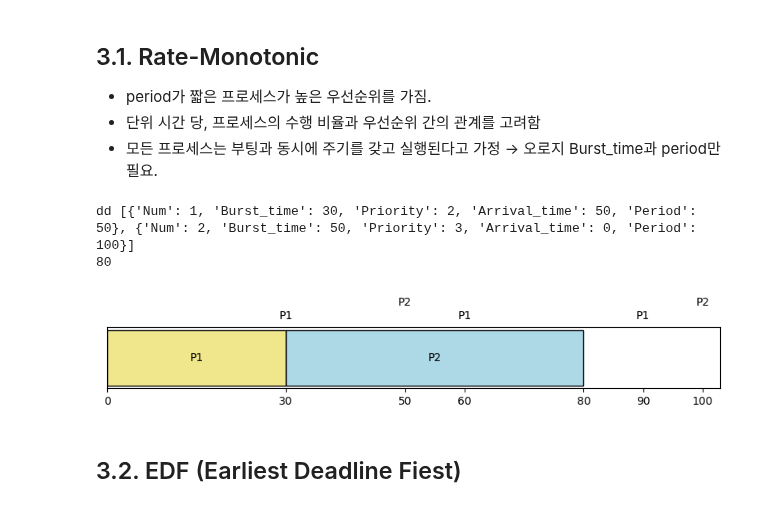
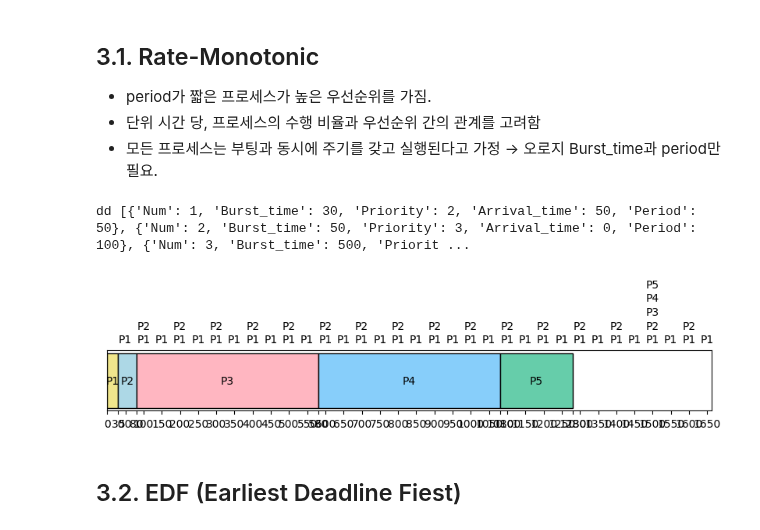
Before and after one commit to jiho264/2023os, a Jupyter notebook: homework01/homework01 copy.ipynb, the cells around one changed output. Saved outputs shown, nothing was run; the diff lists cells and outputs as text; code cells hidden in the pictures.

Commit message:
fix period ticker bug

```diff
--- a/homework01/homework01 copy.ipynb
+++ b/homework01/homework01 copy.ipynb
@@ -199,10 +199,11 @@ def draw(_order, _Displaying=True, _period_vector = []):
             print("ALL EXIT  GOOD JOB!!!")
     # ploting
     # _period_vector = [number, period]
+    _last_xlim_ticker = _xlim_tickers[-1]
     # 각 벡터마다 gantt chart 끝까지 주기 티거 생성하기
     for _num, _period in _period_vector:
-        # 제일 끝 티거 * 1.3 길이까지 period 티커 생성
-        for _now_time in range(int(_xlim_tickers[-1] * 1.3)):
+        # 제일 끝 티거 * 1.1 길이까지 period 티커 생성
+        for _now_time in range(int(_last_xlim_ticker * 1.2)):
             # 0초 이상이고, 주기 도래할 때마다 적기
             if(_now_time % _period == 0 and _now_time > 0):
                 # 각 period마다 서로 다른 높이 지정
@@ -1007,37 +998,38 @@ ALL EXIT  GOOD JOB!!!
 # %%
 def Rate_Monotonic(_list):
     _order = []
+    # 만약 period 동일할 경우, 프로세스 이름 순으로 정렬 됨.
     _list = sorted(_list, key=lambda x: x['Period'])
-    _test = []
-    _test.append(_list[0])
-    _test.append(_list[1])
+
+    _test = _list
     print("dd",_test)
 
     for _now_time in range(_MAX_TIME_LENGTH_):
         if(is_complete(_test) == True):
             _order.append([_NON_PROCESS_, _ALL_JOB_IS_DONE_])
             break
         else:
             # period에 기반한 우선순위 설정
             _test = sorted(_test, key=lambda x: x['Period'])
             _now_target = _test[0]
 
             _order.append([_now_target['Num'], 1])
             _now_target['Burst_time'] -= 1
             if (_now_target['Burst_time'] == 0):
                 _test.pop(0)
         # print(_test)
     # _period_vector는 우선순위로 정렬해서 줘야함.
-    _period_vector = [[1, 30], [2, 50]]
+    _period_vector = []
+    for _process in _list:
+        _period_vector.append([_process['Num'], _process['Period']])
     _order = order_zip(_order)
     draw(_order, False, _period_vector)
 
 
 _list = copy.deepcopy(_DATA_)
 Rate_Monotonic(_list)
 # %% [output]
-dd [{'Num': 1, 'Burst_time': 30, 'Priority': 2, 'Arrival_time': 50, 'Period': 50}, {'Num': 2, 'Burst_time': 50, 'Priority': 3, 'Arrival_time': 0, 'Period': 100}]
-80
+dd [{'Num': 1, 'Burst_time': 30, 'Priority': 2, 'Arrival_time': 50, 'Period': 50}, {'Num': 2, 'Burst_time': 50, 'Priority': 3, 'Arrival_time': 0, 'Period': 100}, {'Num': 3, 'Burst_time': 500, 'Priorit ...
-[figure, old version]
+[figure, new version]
 # %% [markdown]
 ## 3.2. EDF (Earliest Deadline Fiest)
```
Also changed, not shown: parts of 10 cells of this notebook.
